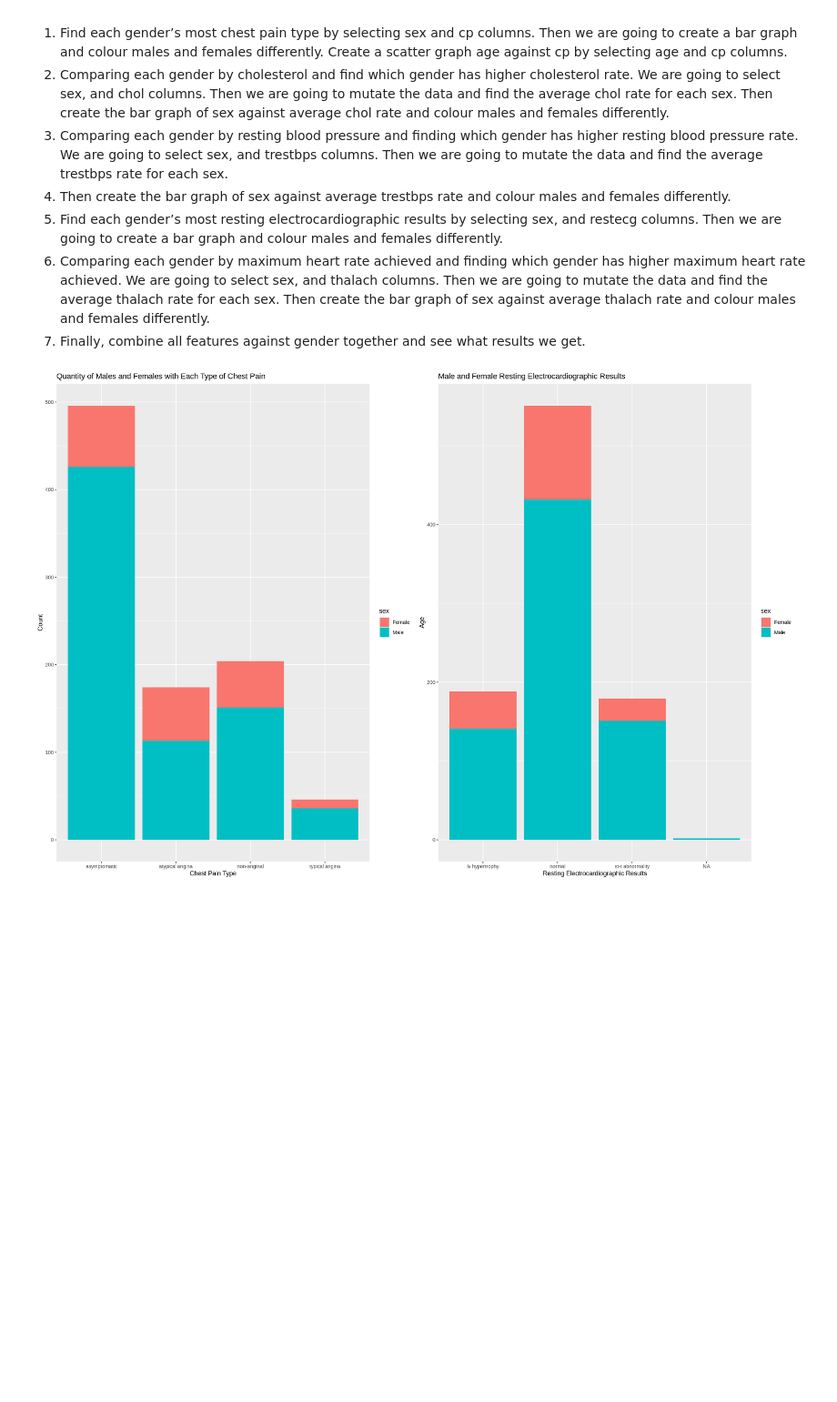
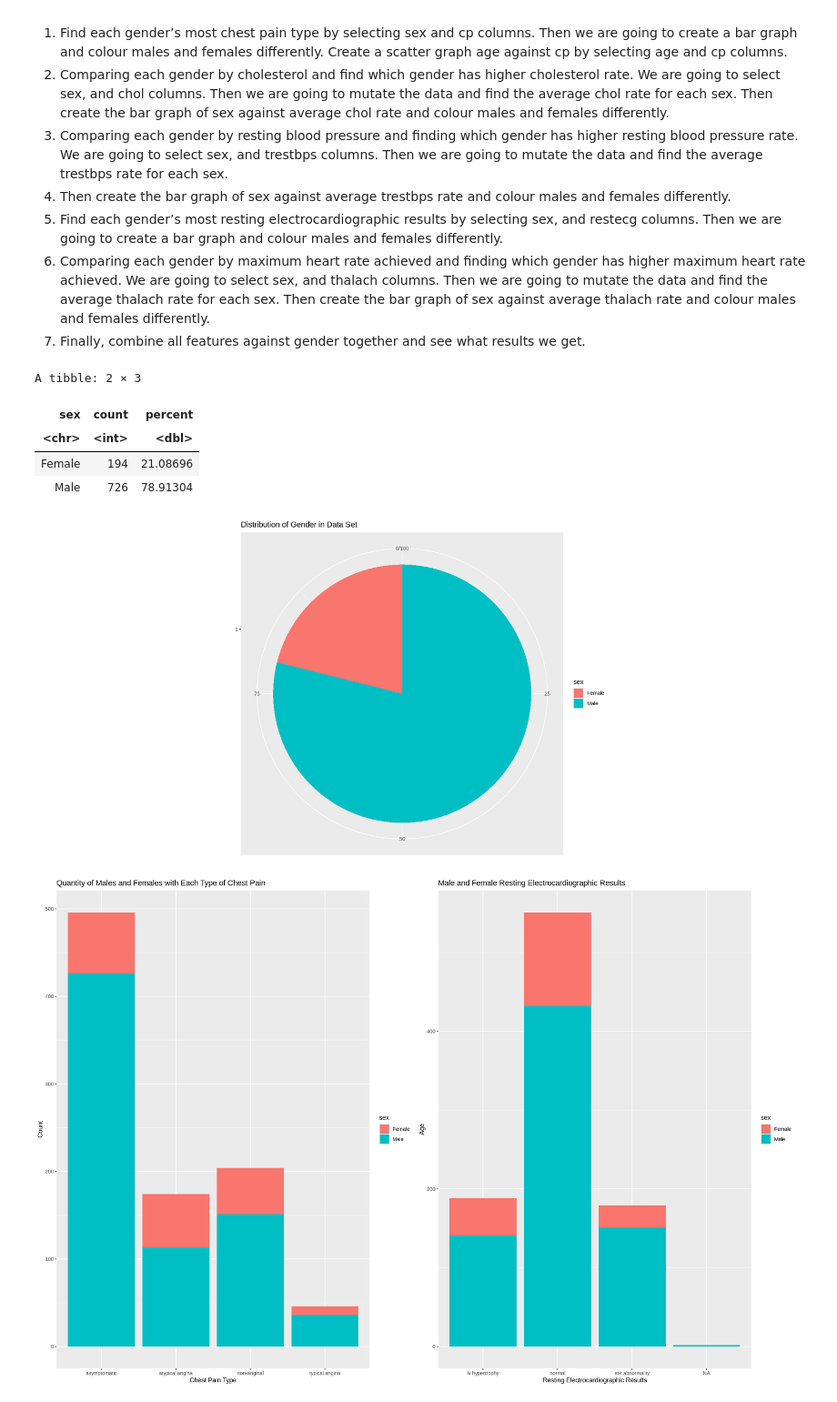
Before and after one commit to raulortiz04/dsci-100-2023s1-group-59, a Jupyter notebook: Proposal.ipynb, the cells around one changed output. Shown at 91% size. Cells and saved outputs as stored; diff of their text form; code cells hidden in the pictures; blank space fills up the shorter version.

```diff
--- a/Proposal.ipynb
+++ b/Proposal.ipynb
@@ -55,6 +55,27 @@ For the preliminary exploratory data analysis, we will demonstrate that the data
 5. Find each gender’s most resting electrocardiographic results by selecting sex, and restecg columns. Then we are going to create a bar graph and colour males and females differently.
 6. Comparing each gender by maximum heart rate achieved and finding which gender has higher maximum heart rate achieved. We are going to select sex, and thalach columns. Then we are going to mutate the data and find the average thalach rate for each sex. Then create the bar graph of sex against average thalach rate and colour males and females differently.
 7. Finally, combine all features against gender together and see what results we get.
+# %%
+sex_dist <- specific_data |>
+  group_by(sex) |>
+  summarize(count = n())
+
+sex_dist_perc <- sex_dist |>
+  mutate(percent = count / sum(count) * 100)
+sex_dist_perc
+
+sex_dist_plot <- ggplot(sex_dist_perc, aes(x = factor(1), y = percent, fill = sex)) +
+  geom_bar(width = 1, stat = "identity") +
+  coord_polar(theta = "y") +
+  labs(title = "Distribution of Gender in Data Set", x = NULL, y = NULL)
+sex_dist_plot
+# %% [output]
+A tibble: 2 × 3
+| sex | count | percent |
+| <chr> | <int> | <dbl> |
+| Female | 194 | 21.08696 |
+| Male | 726 | 78.91304 |
+[figure, added]
 # %%
 #SEX VS CP PLOT
 sex_cp_plot<- ggplot(specific_data, aes(x = cp, fill = sex)) +
```
Also changed, not shown: parts of 1 cell of this notebook.
